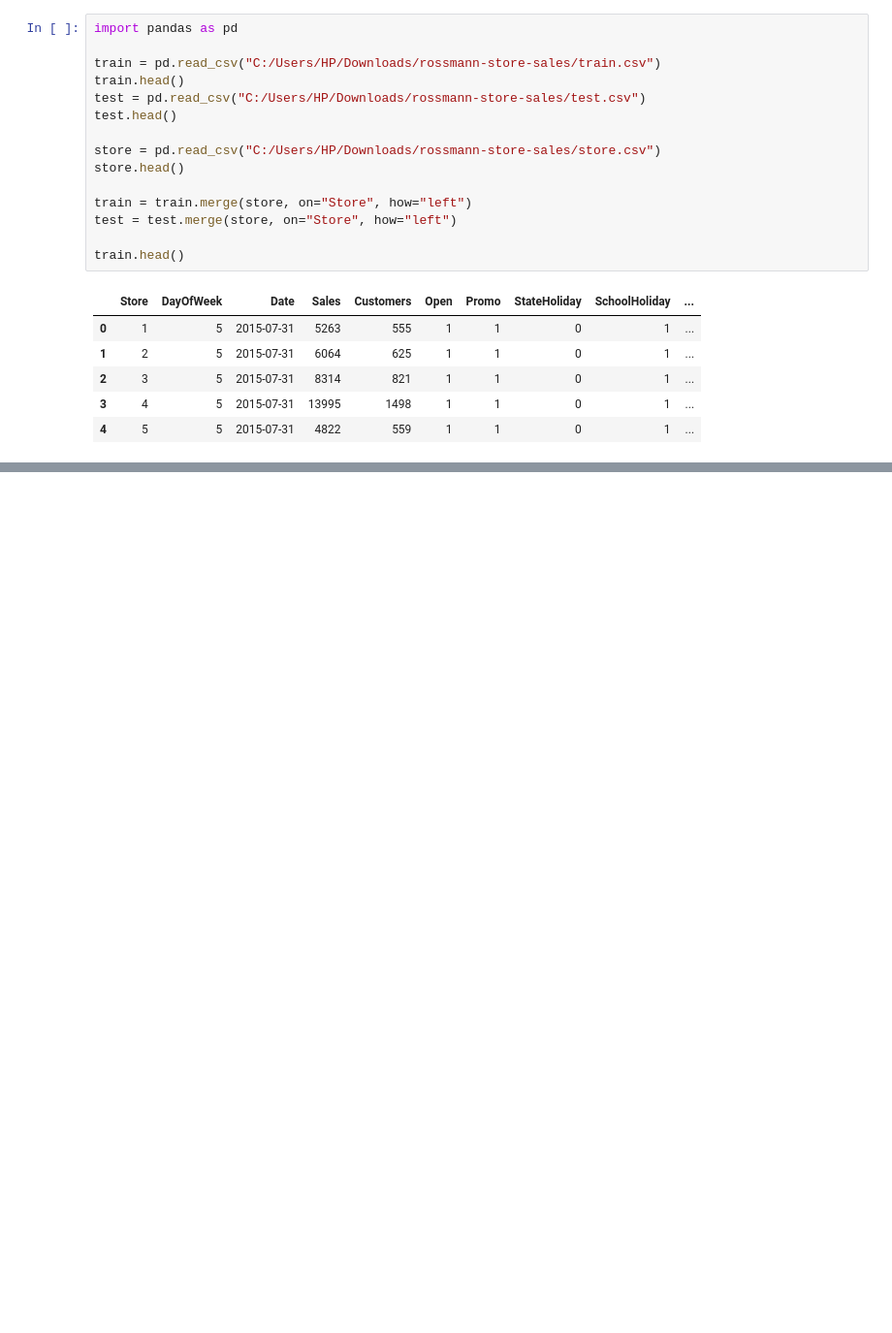
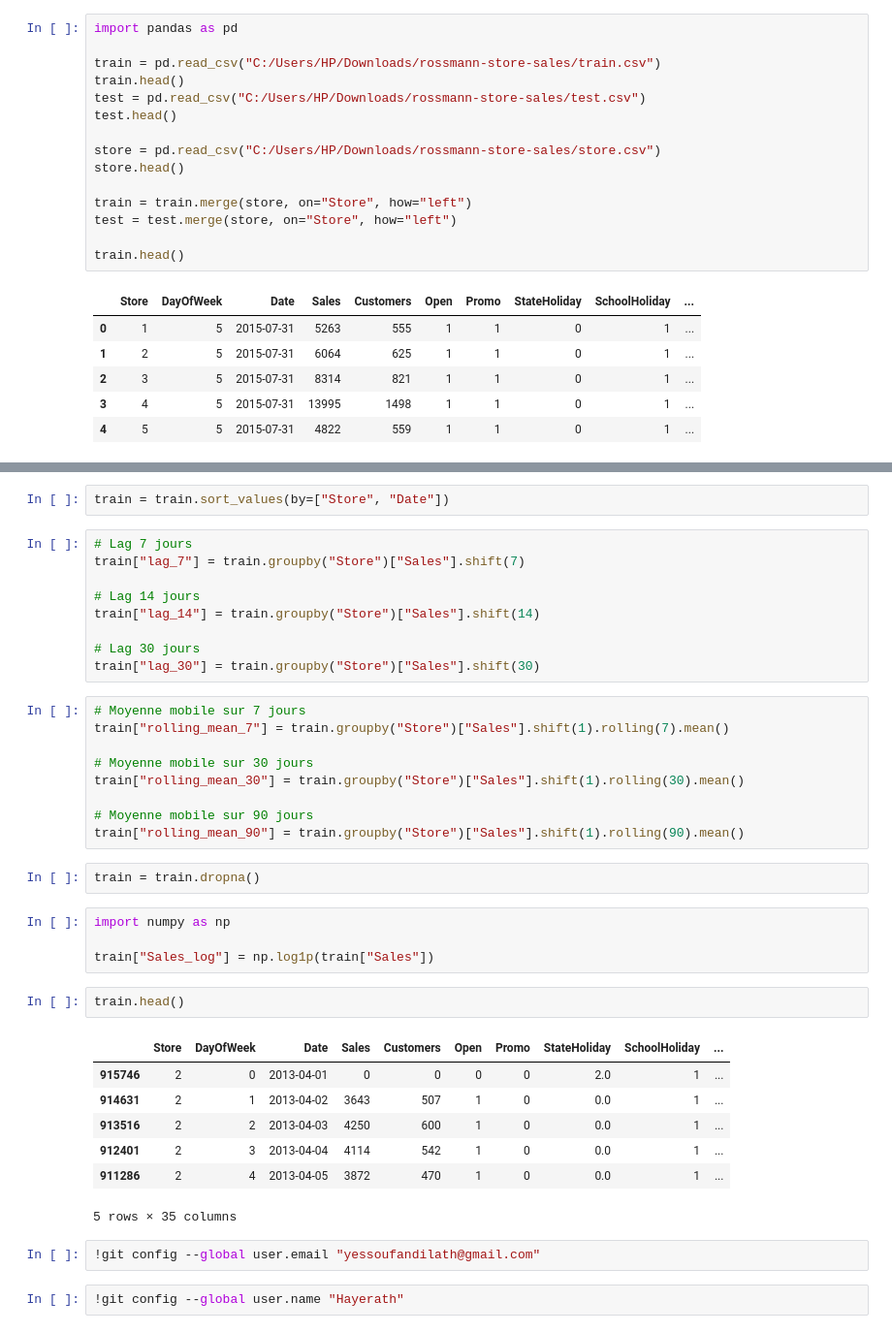
Before and after one commit to Hayerath/PredictRetail-Analytics-Pr-dire-les-ventes-et-piloter-la-performance-d-une-cha-ne-de-distribution, a Jupyter notebook: Notebook EDA.ipynb, the cells around one changed output, grey strips where cells are left out. Shown at 97% size. Saved outputs shown, nothing was run; the diff lists cells and outputs as text; blank space fills up the shorter version.

```diff
--- a/Notebook EDA.ipynb
+++ b/Notebook EDA.ipynb
@@ -37,0 +367,40 @@ train.head()
+# %%
+train = train.sort_values(by=["Store", "Date"])
+# %%
+# Lag 7 jours
+train["lag_7"] = train.groupby("Store")["Sales"].shift(7)
+
+# Lag 14 jours
+train["lag_14"] = train.groupby("Store")["Sales"].shift(14)
+
+# Lag 30 jours
+train["lag_30"] = train.groupby("Store")["Sales"].shift(30)
+# %%
+# Moyenne mobile sur 7 jours
+train["rolling_mean_7"] = train.groupby("Store")["Sales"].shift(1).rolling(7).mean()
+
+# Moyenne mobile sur 30 jours
+train["rolling_mean_30"] = train.groupby("Store")["Sales"].shift(1).rolling(30).mean()
+
+# Moyenne mobile sur 90 jours
+train["rolling_mean_90"] = train.groupby("Store")["Sales"].shift(1).rolling(90).mean()
+# %%
+train = train.dropna()
+# %%
+import numpy as np
+
+train["Sales_log"] = np.log1p(train["Sales"])
+# %%
+train.head()
+# %% [output]
+|  | Store | DayOfWeek | Date | Sales | Customers | Open | Promo | StateHoliday | SchoolHoliday | ... |
+| 915746 | 2 | 0 | 2013-04-01 | 0 | 0 | 0 | 0 | 2.0 | 1 | ... |
+| 914631 | 2 | 1 | 2013-04-02 | 3643 | 507 | 1 | 0 | 0.0 | 1 | ... |
+| 913516 | 2 | 2 | 2013-04-03 | 4250 | 600 | 1 | 0 | 0.0 | 1 | ... |
+| 912401 | 2 | 3 | 2013-04-04 | 4114 | 542 | 1 | 0 | 0.0 | 1 | ... |
+| 911286 | 2 | 4 | 2013-04-05 | 3872 | 470 | 1 | 0 | 0.0 | 1 | ... |
+5 rows × 35 columns
+# %%
+!git config --global user.email "yessoufandilath@gmail.com"
+# %%
+!git config --global user.name "Hayerath"
```
Also changed, not shown: parts of 30 cells of this notebook, 3 other files.
